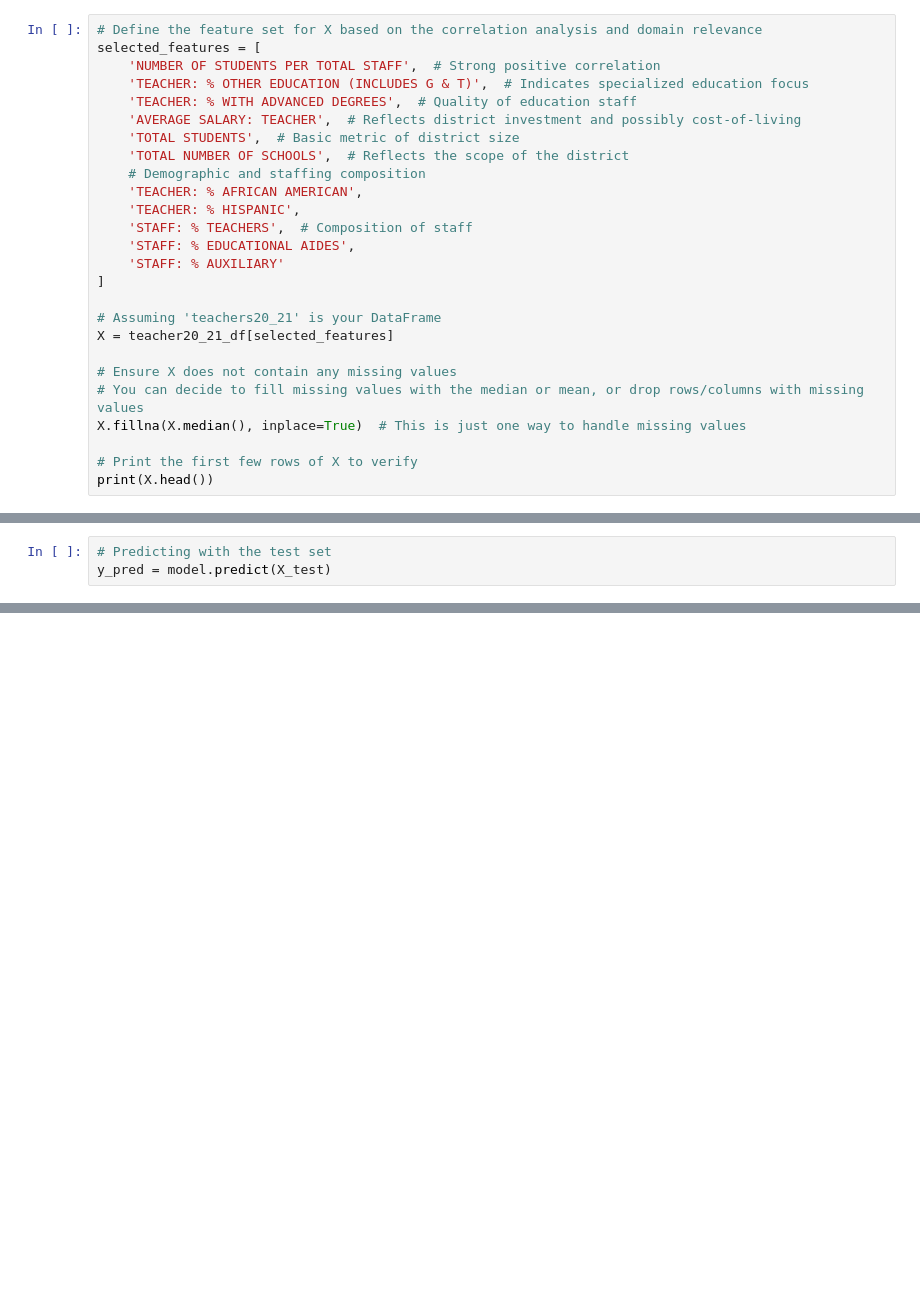
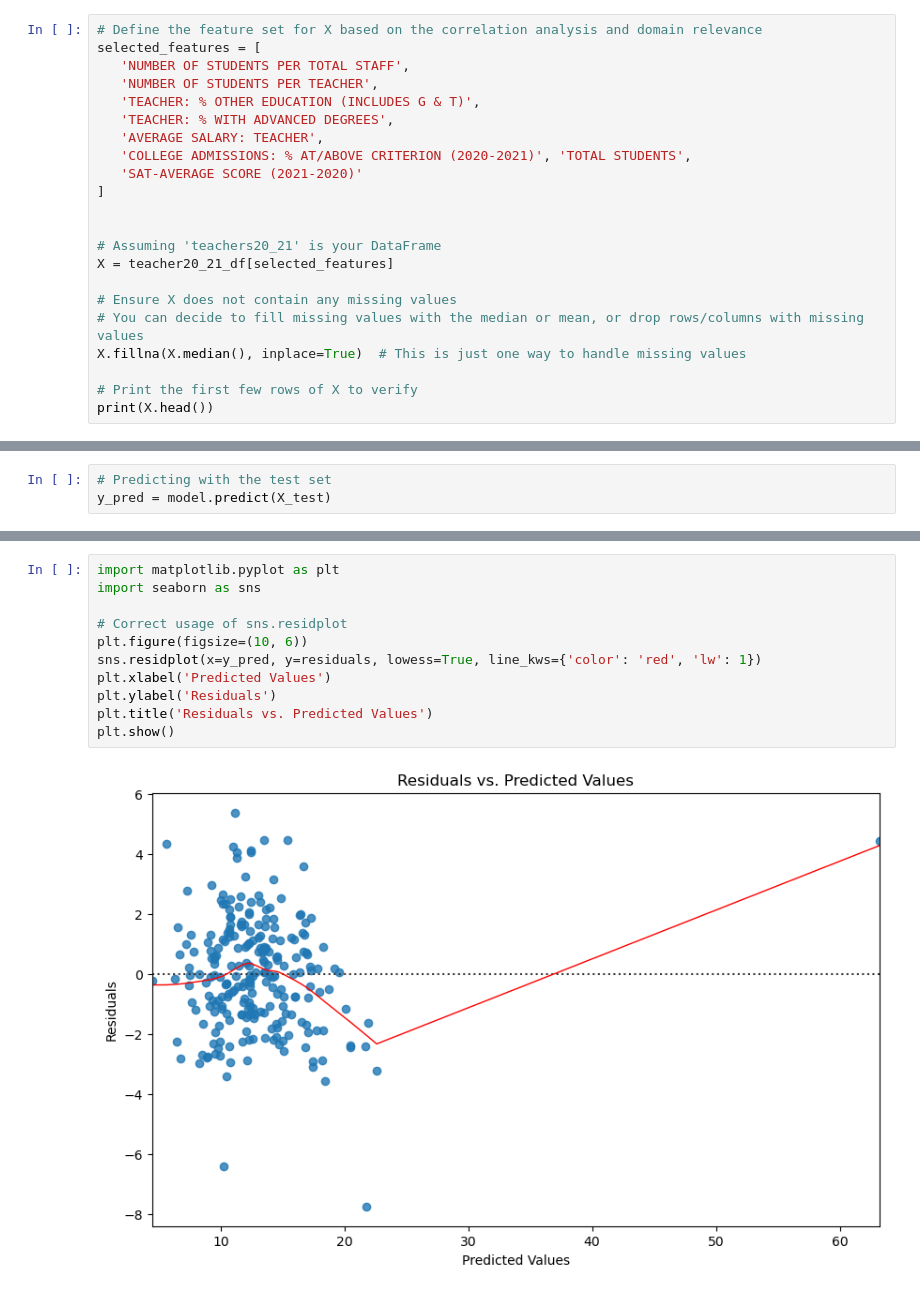
Before and after one commit to Amarilli/Texas-Education-and-Accountability-Rating-a-Machine-Learning-Model, a Jupyter notebook: teacher_students_ratio.ipynb, the cells around one changed output, grey strips where cells are left out. Drawn from its saved outputs; the diff is of its cells as text; blank space fills up the shorter version.

```diff
--- a/teacher_students_ratio.ipynb
+++ b/teacher_students_ratio.ipynb
@@ -240,19 +240,15 @@ Defining a better X value
 # %%
 # Define the feature set for X based on the correlation analysis and domain relevance
 selected_features = [
-    'NUMBER OF STUDENTS PER TOTAL STAFF',  # Strong positive correlation
-    'TEACHER: % OTHER EDUCATION (INCLUDES G & T)',  # Indicates specialized education focus
-    'TEACHER: % WITH ADVANCED DEGREES',  # Quality of education staff
-    'AVERAGE SALARY: TEACHER',  # Reflects district investment and possibly cost-of-living
-    'TOTAL STUDENTS',  # Basic metric of district size
-    'TOTAL NUMBER OF SCHOOLS',  # Reflects the scope of the district
-    # Demographic and staffing composition
-    'TEACHER: % AFRICAN AMERICAN',
-    'TEACHER: % HISPANIC',
-    'STAFF: % TEACHERS',  # Composition of staff
-    'STAFF: % EDUCATIONAL AIDES',
-    'STAFF: % AUXILIARY'
+   'NUMBER OF STUDENTS PER TOTAL STAFF',
+   'NUMBER OF STUDENTS PER TEACHER',
+   'TEACHER: % OTHER EDUCATION (INCLUDES G & T)',
+   'TEACHER: % WITH ADVANCED DEGREES',
+   'AVERAGE SALARY: TEACHER',
+   'COLLEGE ADMISSIONS: % AT/ABOVE CRITERION (2020-2021)', 'TOTAL STUDENTS',
+   'SAT-AVERAGE SCORE (2021-2020)'
 ]
+
 
 # Assuming 'teachers20_21' is your DataFrame
 X = teacher20_21_df[selected_features]
@@ -369,0 +429,13 @@ RMSE: 1.4360
+# %%
+import matplotlib.pyplot as plt
+import seaborn as sns
+
+# Correct usage of sns.residplot
+plt.figure(figsize=(10, 6))
+sns.residplot(x=y_pred, y=residuals, lowess=True, line_kws={'color': 'red', 'lw': 1})
+plt.xlabel('Predicted Values')
+plt.ylabel('Residuals')
+plt.title('Residuals vs. Predicted Values')
+plt.show()
+# %% [output]
+[figure, added]
```
Also changed, not shown: parts of 22 cells of this notebook.
